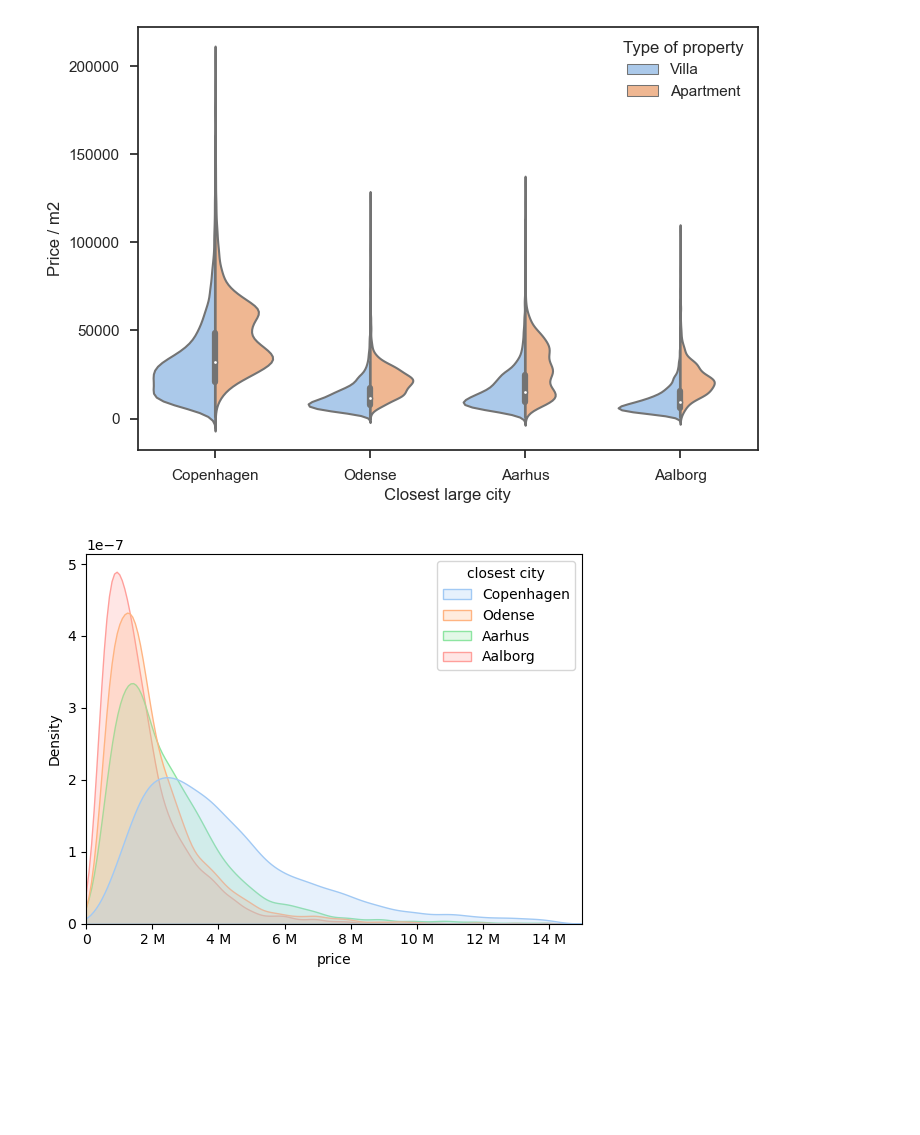
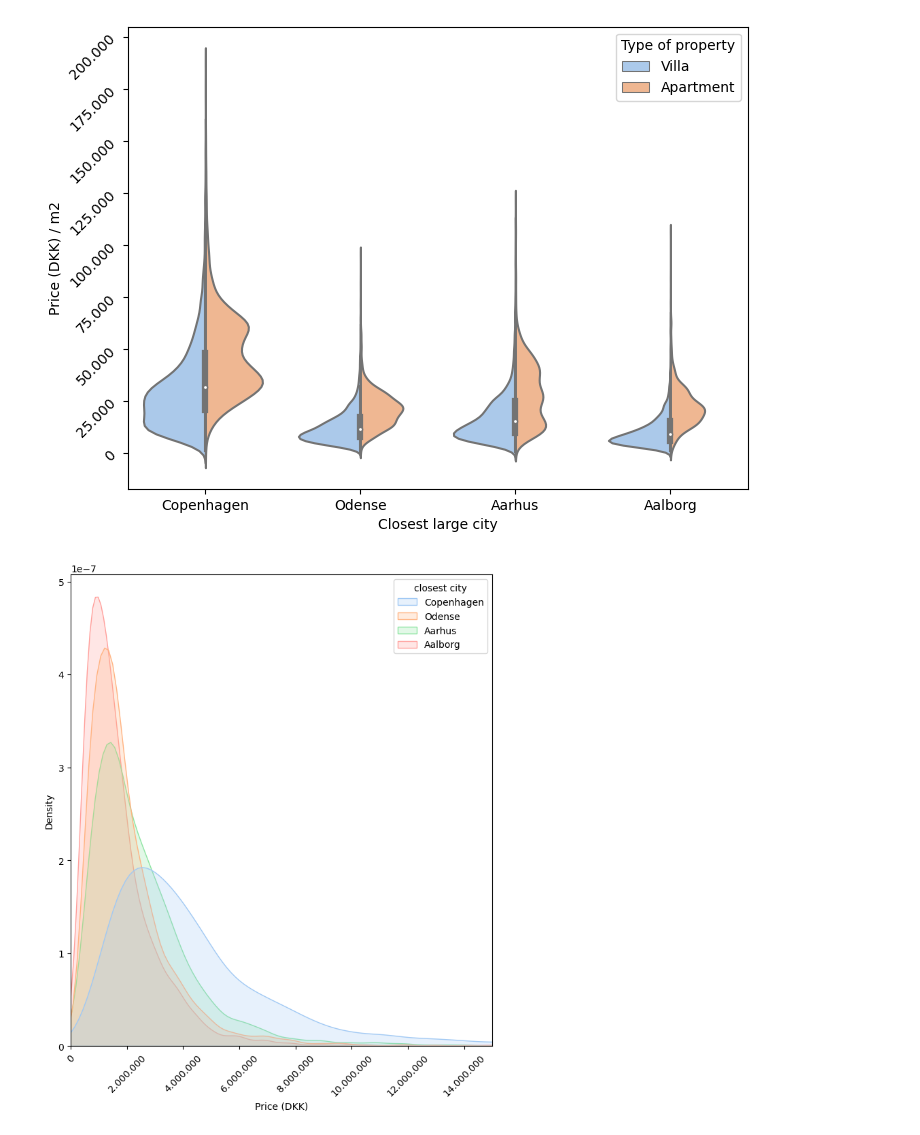
Before and after one commit to martinskafte321/Introduction-Social-Data-Science, a Jupyter notebook: Exam_project/descriptive_analysis.ipynb, the cells around one changed output. Saved outputs shown, nothing was run; the diff lists cells and outputs as text; code cells hidden in the pictures; blank space fills up the shorter version.

```diff
--- a/Exam_project/descriptive_analysis.ipynb
+++ b/Exam_project/descriptive_analysis.ipynb
@@ -7,3 +7,18 @@ import matplotlib.pyplot as plt
 
 df = pd.read_csv('Final_Cleaned.csv', encoding='utf-8', sep=';')
 df['property_type']= df['property_type'].replace("Ejerlejlighed", "Apartment")
+
+
+def format_thousands(x, pos):
+    return '{:,.0f}'.format(x).replace(',', '.')
+
+
+Q1 = df['price'].quantile(0.025)
+Q3 = df['price'].quantile(0.975)
+IQR = Q3 - Q1
+lower_bound = Q1 - 1.5 * IQR
+upper_bound = Q3 + 1.5 * IQR
+
+# Filter out outlier values
+df = df[(df['price'] <= upper_bound)]
+df
@@ -26,44 +64,40 @@ df
 # %%
 sns.set_palette("pastel")
 
-Q1 = df['sqm_price'].quantile(0.05)
-Q3 = df['sqm_price'].quantile(0.995)
-IQR = Q3 - Q1
-lower_bound = Q1 - 1.5 * IQR
-upper_bound = Q3 + 1.5 * IQR
 
-# Filter out outlier values
-df_test = df[(df['sqm_price'] <= upper_bound)]
+# Format y-axis labels with thousand separators
+formatter = mticker.FuncFormatter(lambda x, pos: '{:,.0f}'.format(x).replace(',', '.'))
 
-ax = sns.violinplot(x='closest city', y='sqm_price',hue='property_type', data=df_test,split=True)
-ax.set_ylabel('Price / m2') # Choose title for plot
+ax = sns.violinplot(x='closest city', y='sqm_price',hue='property_type',split=True, data=df)
+ax.set_ylabel('Price (DKK) / m2') # Choose title for plot
 ax.set_xlabel('Closest large city') # Choose title for 'plot'
+ax.yaxis.set_major_formatter(formatter)
+plt.yticks(rotation = 45)
+#ax.set(ylim=(0, 120000))
 ax.legend(title="Type of property")
+figure = plt.gcf()
 
-plt.savefig('price_per_m2_plot_new.png')
+figure.set_size_inches(8, 6)
+# when saving, specify the DPI
+plt.savefig('price_per_m2_plot_new.png',dpi=100)
 # %% [output]
-[figure, old version]
+[figure, new version]
 # %%
-Q1 = df['price'].quantile(0.05)
-Q3 = df['price'].quantile(0.9)
-IQR = Q3 - Q1
-lower_bound = Q1 - 1.5 * IQR
-upper_bound = Q3 + 1.5 * IQR
-
-# Filter out outlier values
-df_test = df[(df['price'] <= upper_bound)]
 
 # Format y-axis labels with thousand separators
-formatter = mticker.FuncFormatter(lambda x, pos: '{:.0f} M'.format(x / 1000000) if x >= 1000000 else '{:,.0f}'.format(x).replace(',', '.'))
+formatter = mticker.FuncFormatter(lambda x, pos: '{:,.0f}'.format(x).replace(',', '.'))
 
 
-fig, ax = plt.subplots()
-sns.kdeplot(df_test, x="price", hue="closest city", fill=True,common_norm=False)
+#fig, ax = plt.subplots()
+ax = sns.kdeplot(df, x="price", hue="closest city", fill=True,common_norm=False)
 ax.set_xlim(0, 15000000)
+ax.xaxis.set_major_formatter(formatter)
+plt.xticks(rotation = 45)
+ax.set_xlabel('Price (DKK)')
+figure = plt.gcf()
 
-ax.xaxis.set_major_formatter(formatter)
-#ax.legend(title="Type of property")
-
-#plt.savefig('price_density.png')
+figure.set_size_inches(8, 9)
+# when saving, specify the DPI
+plt.savefig('price_density.png',dpi=100)
 # %% [output]
-[figure, old version]
+[figure, new version]
```
Also changed, not shown: parts of 10 cells of this notebook, 9 other files.
